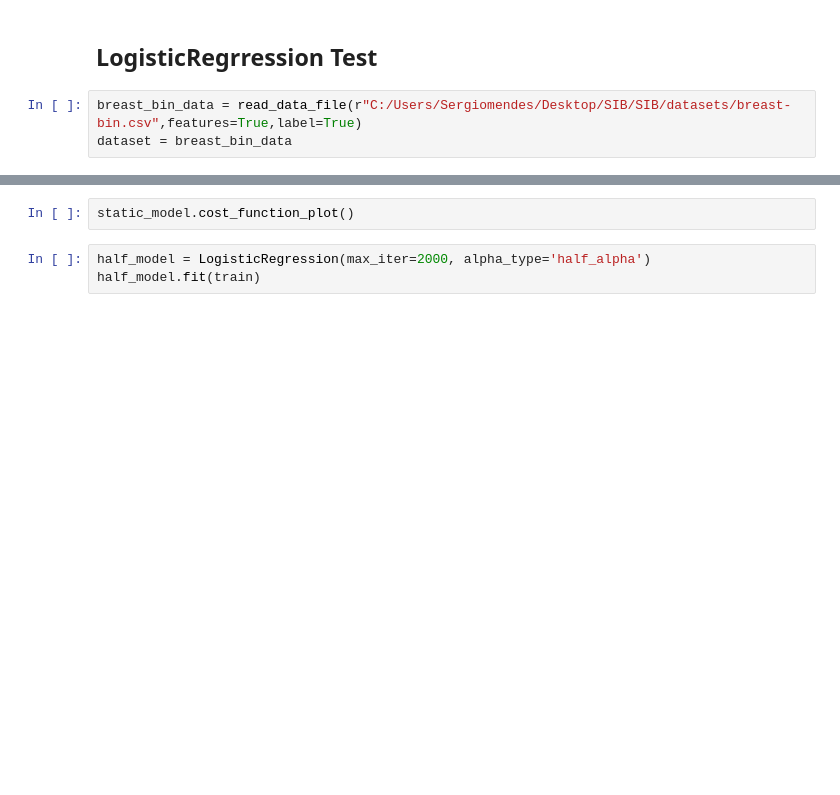
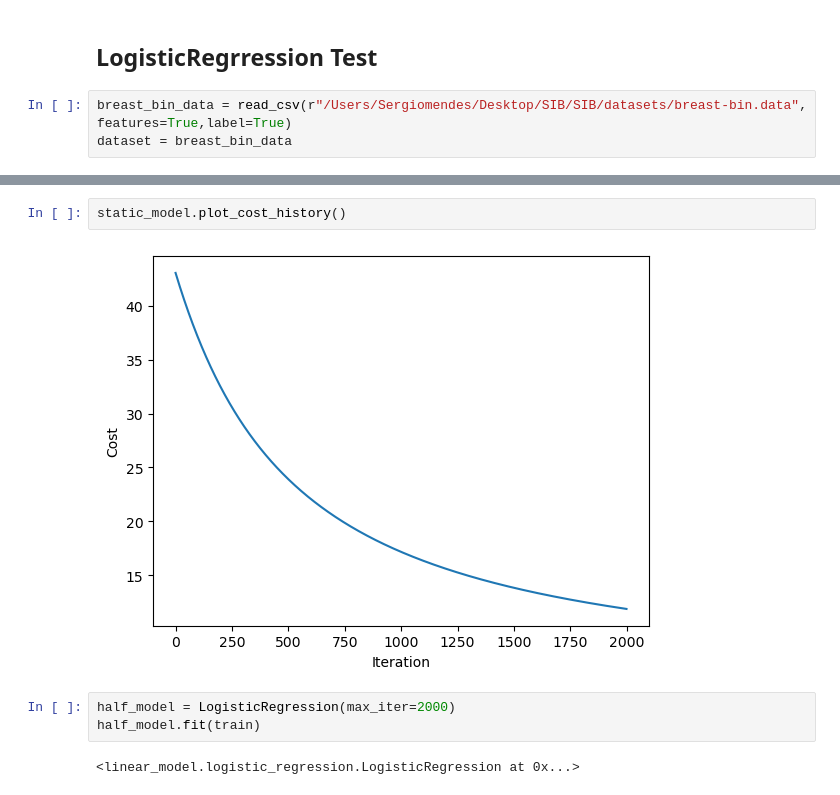
Before and after one commit to SLFM23/SIB, a Jupyter notebook: tasks/aula5/task5.ipynb, the cells around one changed output, grey strips where cells are left out. Drawn from its saved outputs; the diff is of its cells as text; blank space fills up the shorter version.

```diff
--- a/tasks/aula5/task5.ipynb
+++ b/tasks/aula5/task5.ipynb
@@ -32,6 +92,6 @@ ridge_half.cost_function_plot()
 # %% [markdown]
 ## LogisticRegrression Test
 # %%
-breast_bin_data = read_data_file(r"C:/Users/Sergiomendes/Desktop/SIB/SIB/datasets/breast-bin.csv",features=True,label=True)
+breast_bin_data = read_csv(r"/Users/Sergiomendes/Desktop/SIB/SIB/datasets/breast-bin.data", features=True,label=True)
 dataset = breast_bin_data
 # %%
@@ -51,6 +133,10 @@ static_model.cost_history
 # %%
-static_model.cost_function_plot()
+static_model.plot_cost_history()
+# %% [output]
+[figure, added]
 # %%
-half_model = LogisticRegression(max_iter=2000, alpha_type='half_alpha')
+half_model = LogisticRegression(max_iter=2000)
 half_model.fit(train)
+# %% [output]
+<linear_model.logistic_regression.LogisticRegression at 0x...>
 # %%
```
Also changed, not shown: parts of 15 cells of this notebook, 16 other files.
